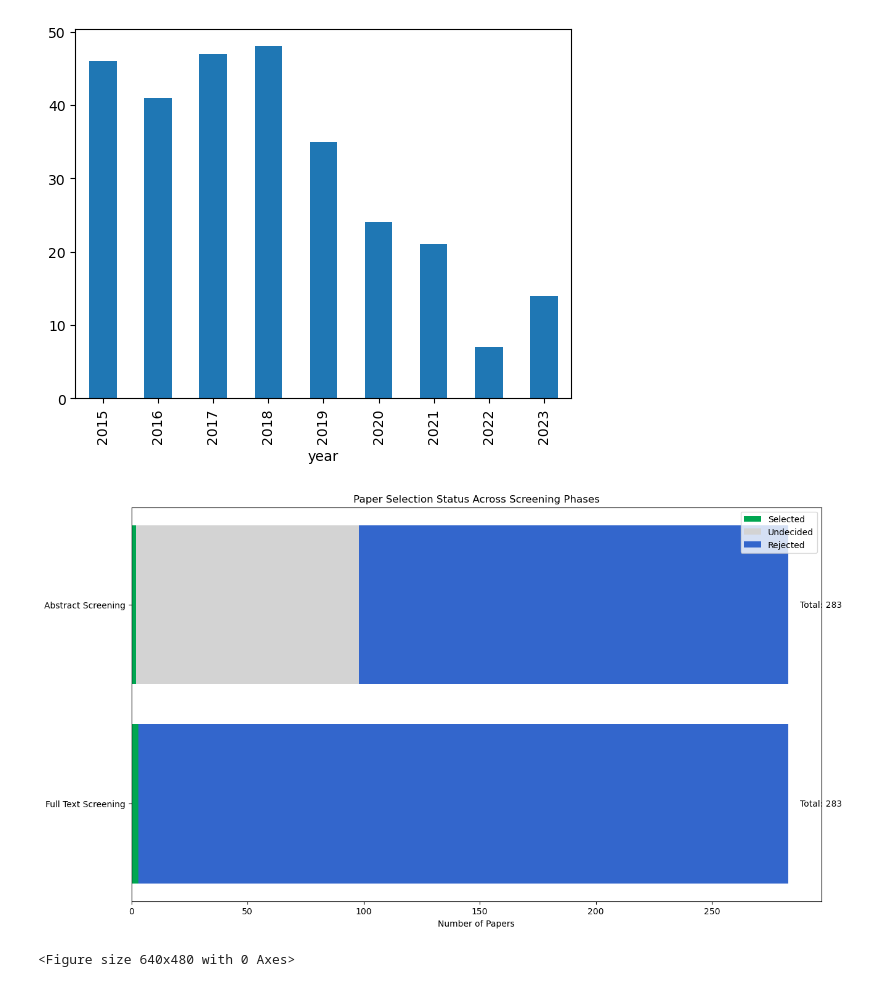
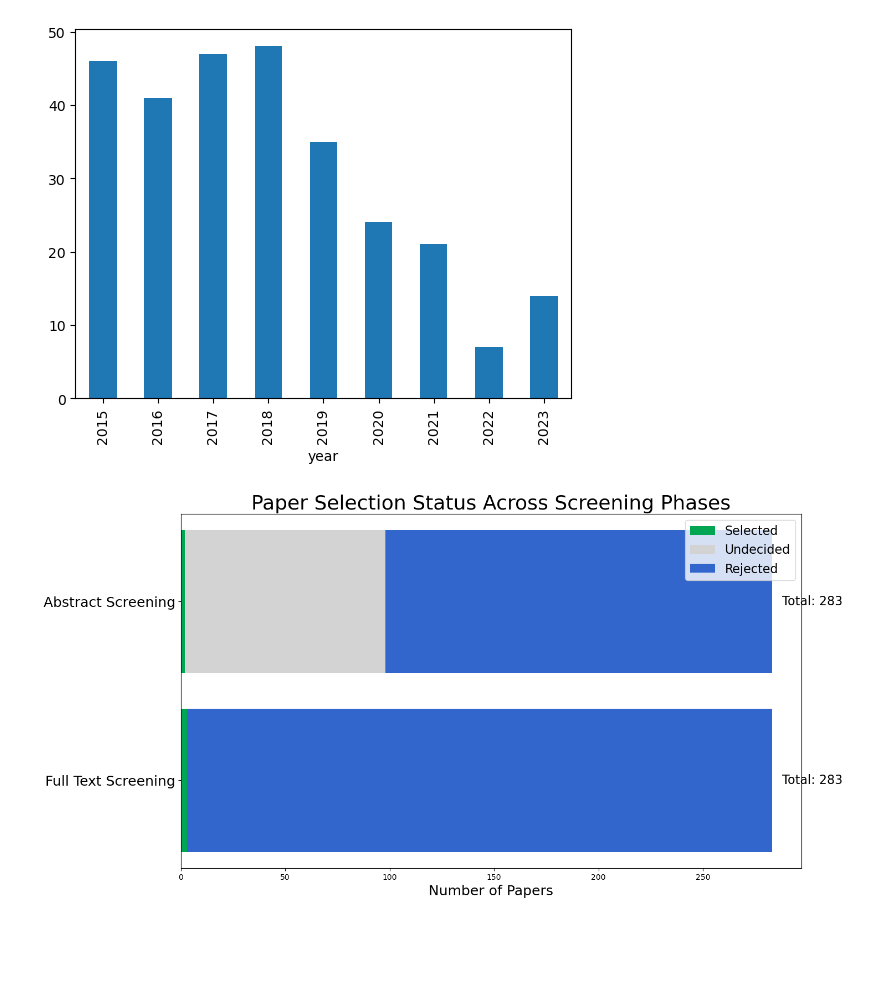
Before and after one commit to noleu/literature_study, a Jupyter notebook: literature_statiscal_analysis.ipynb, the cells around one changed output. Cells and saved outputs as stored; diff of their text form; code cells hidden in the pictures; blank space fills up the shorter version.

Commit message:
increased font size, added vertical version of stacked bar chart

```diff
--- a/literature_statiscal_analysis.ipynb
+++ b/literature_statiscal_analysis.ipynb
@@ -67,38 +67,37 @@ for i, status in enumerate(all_statuses):
 # Function to add an additional bar later (can be called separately)
 def add_additional_bar(ax, bars, datasets, new_data, new_label="Additional Data"):
     # Extend datasets
     datasets.append(new_label)
 
     # Calculate new bottom positions for the new bar
     bottom = np.zeros(1)
 
     # Plot each status with the same colors as the original bars
     for i, (status, bar) in enumerate(zip(all_statuses, bars)):
         ax.barh([new_label], [new_data.get(status, 0)], left=bottom, color=bar[0].get_facecolor())
         bottom += new_data.get(status, 0)
 
     # Update y-axis and redraw
     ax.set_yticks(range(len(datasets)))
     ax.set_yticklabels(datasets)
     plt.draw()
 
 
 # Customize plot
 ax.set_yticks(range(len(datasets)))
-ax.set_yticklabels(datasets)
-ax.set_xlabel('Number of Papers')
-ax.set_title('Paper Selection Status Across Screening Phases')
-ax.legend(all_statuses, loc='upper right')
+ax.set_yticklabels(datasets, fontsize=18)
+ax.set_xlabel('Number of Papers', fontsize=18)
+ax.set_title('Paper Selection Status Across Screening Phases', fontsize=26)
+ax.legend(all_statuses, loc='upper right', fontsize=16)
 
 # Add counts as text on bars
 for i, d in enumerate(data):
     total = sum(d)
-    ax.text(total + 5, i, f'Total: {total}', va='center')
+    ax.text(total + 5, i, f'Total: {total}', va='center', fontsize=16)
 
 # plt.tight_layout()
 plt.subplots_adjust(left=0.2, right=0.9, bottom=0.1, top=0.9)  # Adjust margins manually
-plt.show()
+# plt.show()
 plt.savefig('figs/paper_selection_statuses.png')
 # %% [output]
-[figure, old version]
+[figure, new version]
-<Figure size 640x480 with 0 Axes>
```
Also changed, not shown: parts of 2 cells of this notebook, 3 other files.
